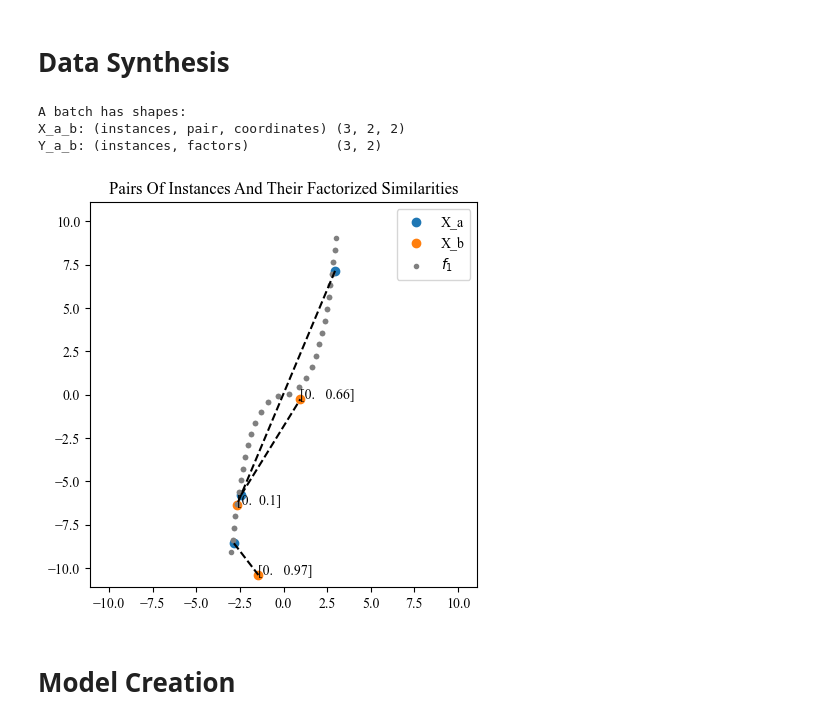
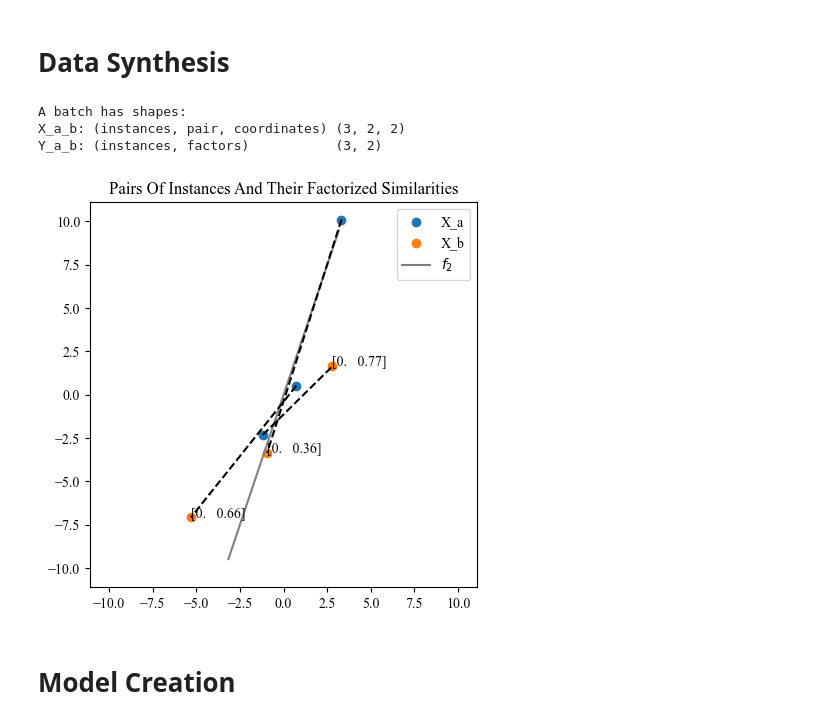
Before and after one commit to TimHenry1995/gyoza, a Jupyter notebook: src/gyoza/scripts/manifolds.ipynb, the cells around one changed output. Saved outputs shown, nothing was run; the diff lists cells and outputs as text; code cells hidden in the pictures.

```diff
--- a/src/gyoza/scripts/manifolds.ipynb
+++ b/src/gyoza/scripts/manifolds.ipynb
@@ -34,23 +34,23 @@ importlib.reload(mdis)
 # Configuration
 # %%
 tf.keras.backend.set_floatx('float64') # If reconstruction precision is too low, increase the precision here
-def reset_random_number_generators():
-    np.random.seed(14)
-    tf.random.set_seed(21)
-    random.seed(380)
+def reset_random_number_generators(seed):
+    np.random.seed(seed)
+    tf.random.set_seed(seed)
+    random.seed(seed)
 # %% [markdown]
 # Data Synthesis
 # %%
 # Create manifolds
 
 # 0. Ensure reproducability
-reset_random_number_generators()
+reset_random_number_generators(seed=42)
 
 # 1. Generate equally spaced points along a line of length S
 golden_ratio = (1 + 5 ** 0.5) / 2
 beta = np.log(golden_ratio)/(np.pi/2) # https://en.wikipedia.org/wiki/Golden_spiral see section on mathematics
 S = (1*np.sqrt(1+beta**2)/beta)*(np.exp(beta*2*np.pi)-1) # https://www.quora.com/What-is-the-arc-length-of-the-logarithmic-spiral-from-t0-to-t the arc length of the golden spiral for one full rotation
-s = np.linspace(-S/2,S/2,30, dtype=tf.keras.backend.floatx()) # These points are the steps along any manifold
+s = np.linspace(-S/2,S/2,1000, dtype=tf.keras.backend.floatx()) # These points are the steps along any manifold
 
 # 2. Create mathematical functions that map step s along an arc to x and y coordinates
 f_1 = lambda s: (np.arcsinh(s), np.sign(np.arcsinh(s)) * np.cosh(np.arcsinh(s)) - np.sign(s))
@@ -61,10 +61,10 @@ def f_4(s):
     half_1 = s[np.where(s <  0)]
     half_2 = s[np.where(0 <= s)]
 
-    x = np.concatenate([half_1, half_2 - S/4]) + 1*S/8
-    y = np.array([1*S/4]* len(half_1) + [3*S/4] * len(half_2)) - S/2
+    x_1 = np.concatenate([half_1, half_2 - S/4]) + 1*S/8
+    x_2 = np.array([1*S/4]* len(half_1) + [3*S/4] * len(half_2)) - S/2
 
-    return x, y
+    return x_1, x_2
 
 f_5 = lambda s: ((S/(2*np.pi))* np.sin((s+S/2)*(2*np.pi)/S), (S/(2*np.pi))*np.cos((s+S/2)*(2*np.pi)/S))
 f_6 = lambda s: gum.logarithmic_spiral(xs=np.log((s+S/2)/(1*np.sqrt(1+beta**2)/beta)+1)/beta, alpha=1, beta=beta) # https://www.quora.com/What-is-the-arc-length-of-the-logarithmic-spiral-from-t0-to-t
@@ -72,47 +72,47 @@ f_6 = lambda s: gum.logarithmic_spiral(xs=np.log((s+S/2)/(1*np.sqrt(1+beta**2)/b
 manifold_functions = {'f_1':f_1, 'f_2':f_2, 'f_3':f_3, 'f_4':f_4, 'f_5':f_5, 'f_6':f_6}
 
 # 3. Select a manifold
-manifold_name = 'f_1'
+manifold_name = 'f_2'
 manifold_function_raw = manifold_functions[manifold_name]
 
 # 4. Add noise
 noise_strength = 1
-noise_function = lambda x, y: (x+ noise_strength * np.random.standard_normal(size=y.shape), y + noise_strength * np.random.standard_normal(size=y.shape))
+noise_function = lambda x_1, x_2: (x_1 + noise_strength * np.random.standard_normal(size=x_1.shape), x_2 + noise_strength * np.random.standard_normal(size=x_2.shape))
 manifold_function = lambda x: noise_function(*manifold_function_raw(x))
 
 # 5. Generate data
-Y = np.concatenate([np.zeros([len(s),1]), s[:, np.newaxis]], axis=1) # Here the first dimension is zero because deviation from the manifold is not supervised. The second dimension is the step along the manifold
+Y = np.concatenate([np.zeros([len(s),1]), s[:, np.newaxis]], axis=1) # Here the first dimension is zero because deviation from the manifold is pushed to the residual factor. The second dimension is the step along the manifold
 x_1, x_2 = manifold_function(s) # Map onto manifold in 2D plane
-X = np.concatenate([x_1[:,np.newaxis], x_2[:,np.newaxis]], axis=1)
+X = np.concatenate([x_1[:,np.newaxis], x_2[:,np.newaxis]], axis=1); del x_1, x_2
 
 # 6. Choose a data iterator
 similarity_function = lambda y_a, y_b: np.concatenate([np.zeros([y_a.shape[0],1]), 1 - np.abs(y_a[:,1:2]-y_b[:,1:2])/S], axis=1)
-batch_size = 3
-iterator = mdis.volatile_factorized_pair_iterator(X=X, Y=Y, batch_size=batch_size, similarity_function=similarity_function)
+iterator = mdis.volatile_factorized_pair_iterator(X=X, Y=Y, batch_size=3, similarity_function=similarity_function)
 X_a_b, Y_a_b = next(iterator)
 print("A batch has shapes:")
 print("X_a_b: (instances, pair, coordinates)", X_a_b.shape)
 print("Y_a_b: (instances, factors)          ", Y_a_b.shape)
 
 # 7. Plot instances
 plt.figure(figsize=(5,5)); plt.title("Pairs Of Instances And Their Factorized Similarities")
 
 plt.scatter(X_a_b[:,0,0], X_a_b[:,0,1]) # Instances a
 plt.scatter(X_a_b[:,1,0], X_a_b[:,1,1]) # Instances b
 
-for i in range(len(s)-1): plt.scatter(*manifold_function_raw(s[i:i+2]), color='gray', marker='.')
+#for i in range(len(s)-1): plt.scatter(*manifold_function_raw(s[i:i+2]), color='gray', marker='.')
+plt.plot(*manifold_function_raw(s), color='gray')#, marker='.')
 
 plt.legend(['X_a','X_b',rf'${manifold_name}$'])
 for i in range(X_a_b.shape[0]):
     plt.plot([X_a_b[i,0,0], X_a_b[i,1,0]], [X_a_b[i,0,1], X_a_b[i,1,1]], '--', color='black')
     plt.text(X_a_b[i,1,0], X_a_b[i,1,1], str(np.round(Y_a_b[i], 2)))
 plt.ylim(-S/1.8,S/1.8); plt.xlim(-S/1.8,S/1.8)
 plt.show()
 # %% [output]
 A batch has shapes:
 X_a_b: (instances, pair, coordinates) (3, 2, 2)
 Y_a_b: (instances, factors)           (3, 2)
-[figure, old version]
+[figure, new version]
 # %% [markdown]
 # Model Creation
 # %%
```
Also changed, not shown: parts of 4 cells of this notebook, 7 other files.
